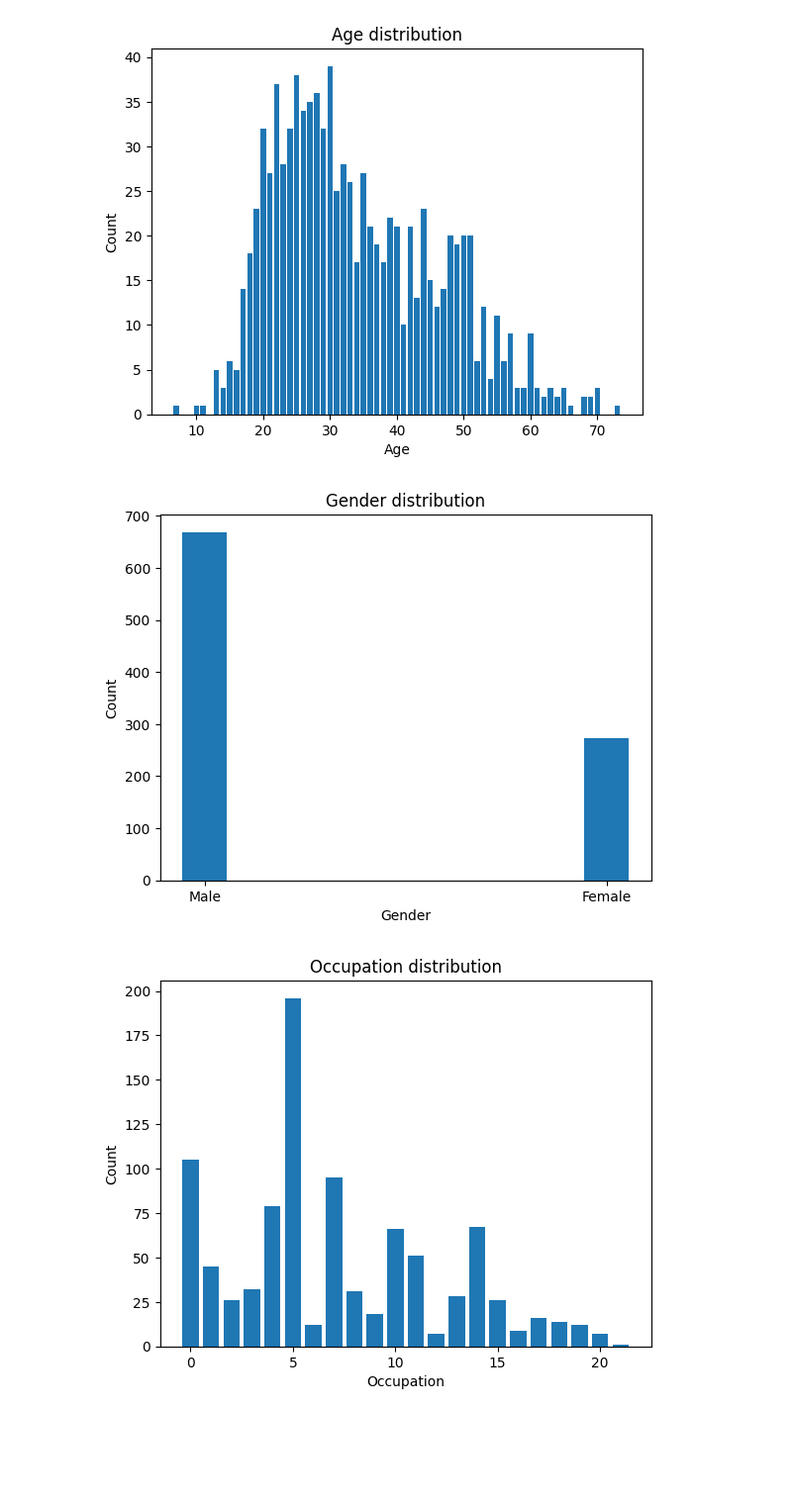
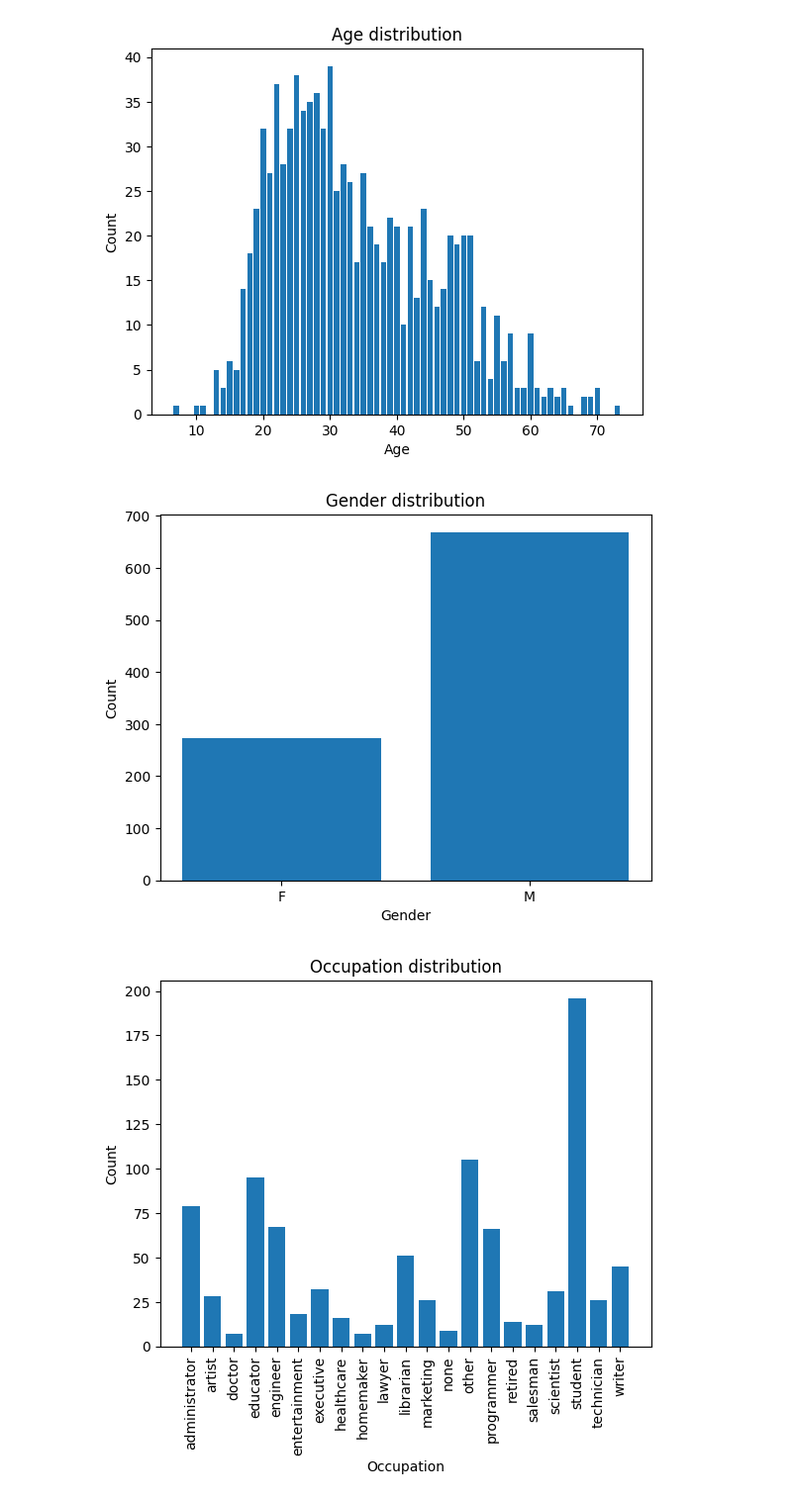
Before and after one commit to maintheme2/movie-recommender-system, a Jupyter notebook: notebooks/1.0-data-exploration-and-preprocessing.ipynb, the cells around one changed output. Shown: that part at 99% size. Saved outputs shown, nothing was run; the diff lists cells and outputs as text; code cells hidden in the pictures; blank space fills up the shorter version.

```diff
--- a/notebooks/1.0-data-exploration-and-preprocessing.ipynb
+++ b/notebooks/1.0-data-exploration-and-preprocessing.ipynb
@@ -206,5 +203,0 @@ Let's encode a gender and occupation to numerical data
-# %%
-final_df['gender'] = final_df['gender'].map({'M':1, 'F':2})
-final_df['occupation'] = final_df['occupation'].map({v:k for k, v in enumerate(final_df['occupation'].unique())})
-
-final_df.head()
@@ -230,18 +213,19 @@ plt.show()
 [figure]
 # %%
 plt.title('Gender distribution')
-plt.xticks([1.05, 1.95], ['Male', 'Female'])
-plt.hist(final_df['gender'])
+# plt.xticks([1.05, 1.95], ['Male', 'Female'])
+plt.bar(final_df.gender.value_counts().sort_index().index, final_df.gender.value_counts().sort_index().values)
 plt.xlabel('Gender')
 plt.ylabel('Count')
 plt.show()
 # %% [output]
-[figure, old version]
+[figure, new version]
 # %%
 plt.title('Occupation distribution')
 plt.bar(final_df.occupation.value_counts().sort_index().index, final_df.occupation.value_counts().sort_index().values)
+plt.xticks(rotation=90)
 plt.xlabel('Occupation')
 plt.ylabel('Count')
 plt.show()
 # %% [output]
-[figure, old version]
+[figure, new version]
```
Also changed, not shown: parts of 8 cells of this notebook, 1 other file.
